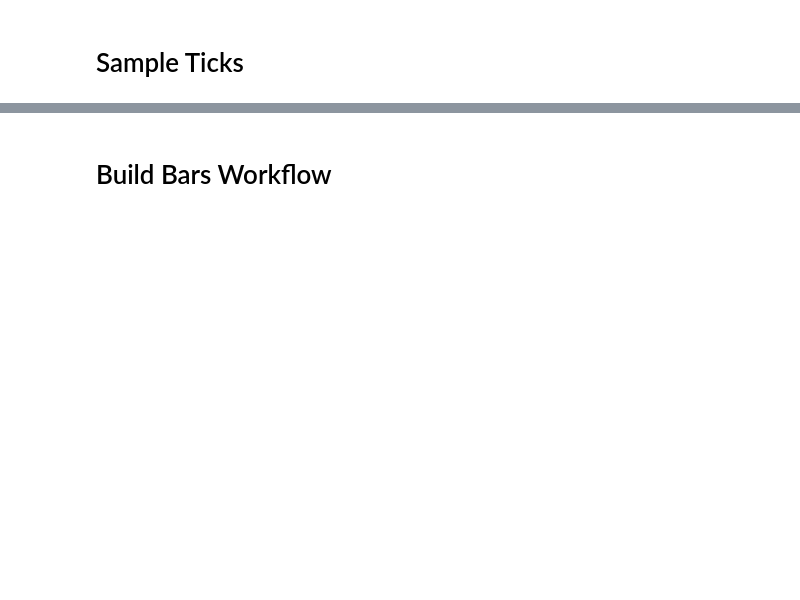
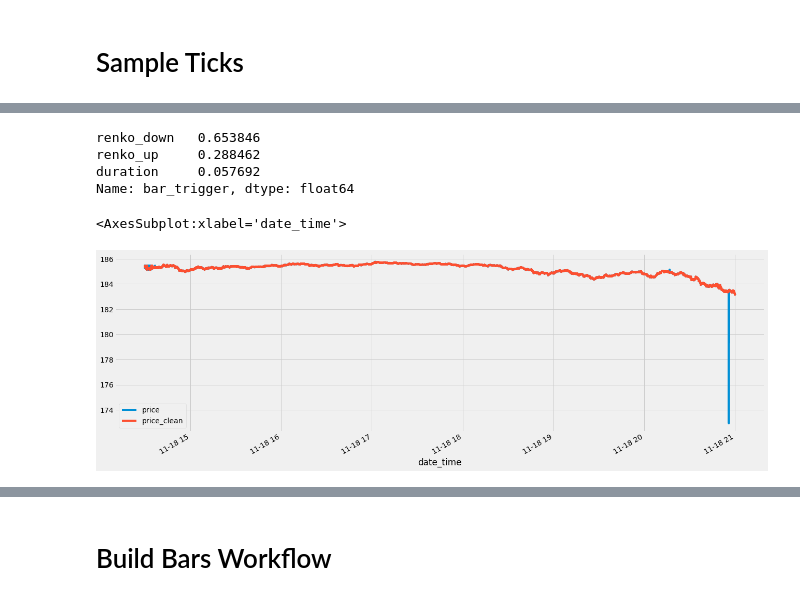
Before and after one commit to bobcolner/pandas-polygon, a Jupyter notebook: nb_notebook.ipynb, the cells around one changed output, grey strips where cells are left out. Cells and saved outputs as stored; diff of their text form; code cells hidden in the pictures; blank space fills up the shorter version.

```diff
--- a/nb_notebook.ipynb
+++ b/nb_notebook.ipynb
@@ -170,0 +141,16 @@ Name: duration_td, dtype: object
+# %%
+bars_df.bar_trigger.value_counts() / bars_df.shape[0]
+# %% [output]
+renko_down   0.653846
+renko_up     0.288462
+duration     0.057692
+Name: bar_trigger, dtype: float64
+# %%
+ticks2_df['price_clean'] = ticks2_df.price
+
+ticks2_df.loc[ticks2_df.status!='clean', 'price_clean'] = None
+
+ticks2_df.set_index('date_time')[['price', 'price_clean']].plot()
+# %% [output]
+<AxesSubplot:xlabel='date_time'>
+[figure, added]
```
Also changed, not shown: parts of 22 cells of this notebook, 4 other files.
